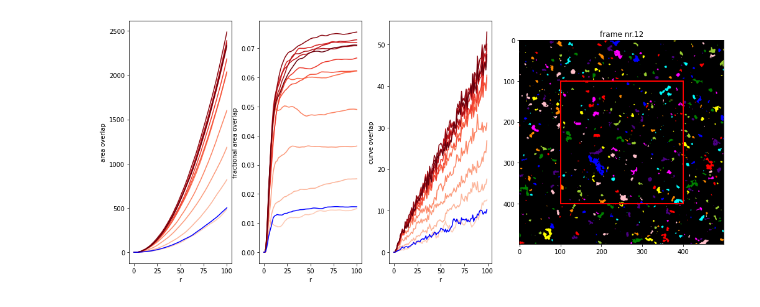
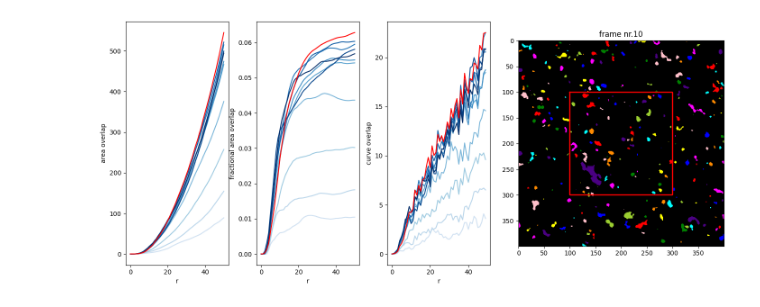
Before and after one commit to cappertherapper/Bachelorprojekt, a Jupyter notebook: test.ipynb, the cells around one changed output. Saved outputs shown, nothing was run; the diff lists cells and outputs as text; code cells hidden in the pictures.

```diff
--- a/test.ipynb
+++ b/test.ipynb
@@ -12,16 +9,25 @@ size=500
+# %%
+L=50
+size=400
+noise_t=0.16369889996315873
+noise_a=2.62037301239601
 # %%
-label_video = process_video('images/cheese_gel.avi', threshold=0.3, skip_size=20, size=size)
+label_video = process_video('images/cheese_gel.avi',
+                            threshold=0.3,
+                            smooth=1,
+                            skip_size=24, size=size)
+# label_video = label_video[:7]
 # %%
 F_list, G_list = analyse_video(label_video, L=L)
 # %%
-noise_list = generate_noise(size, amount=1, threshold=0.3, smooth=2)
+noise_list = generate_noise_array(size, amount=3, threshold=noise_t, smooth=noise_a)
 # %%
 noiseF_list, noiseG_list = analyse_video(noise_list, L=L)
 # %%
 # Taking mean of noisy images
-##noiseF = np.mean(noiseF_list, axis=0)
-#noiseG = np.mean(noiseG_list, axis=0)
+noiseF = np.mean(noiseF_list, axis=0)
+noiseG = np.mean(noiseG_list, axis=0)
 # %%
-visualize(label_video, F_list, G_list, noiseF_list[0], noiseG_list[0])
+visualize(label_video, F_list, G_list, noiseF, noiseG)
 # %% [output]
-[figure, old version]
+[figure, new version]
```
Also changed, not shown: parts of 2 cells of this notebook, 3 other files.
